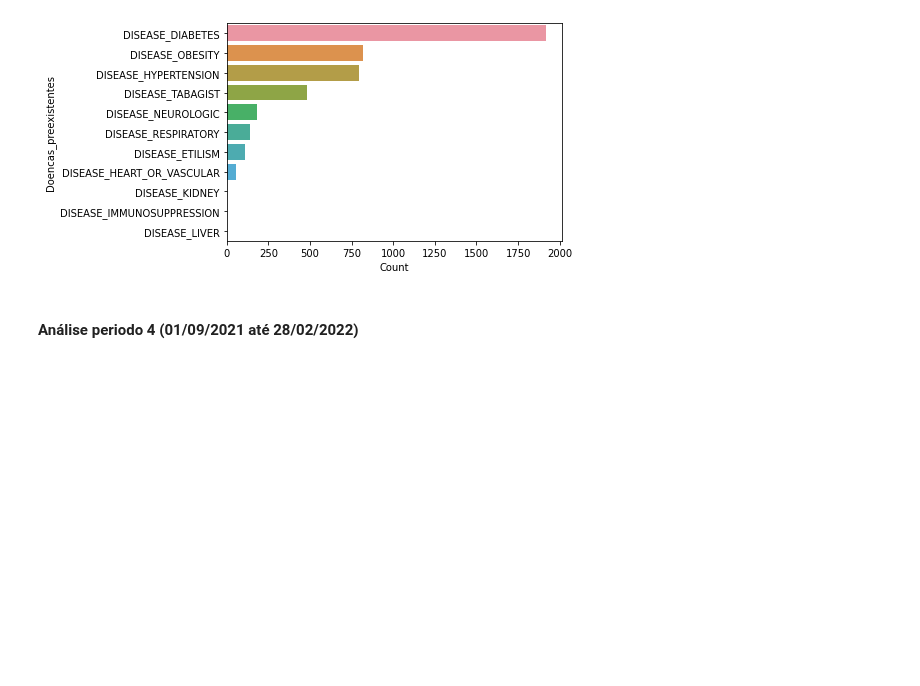
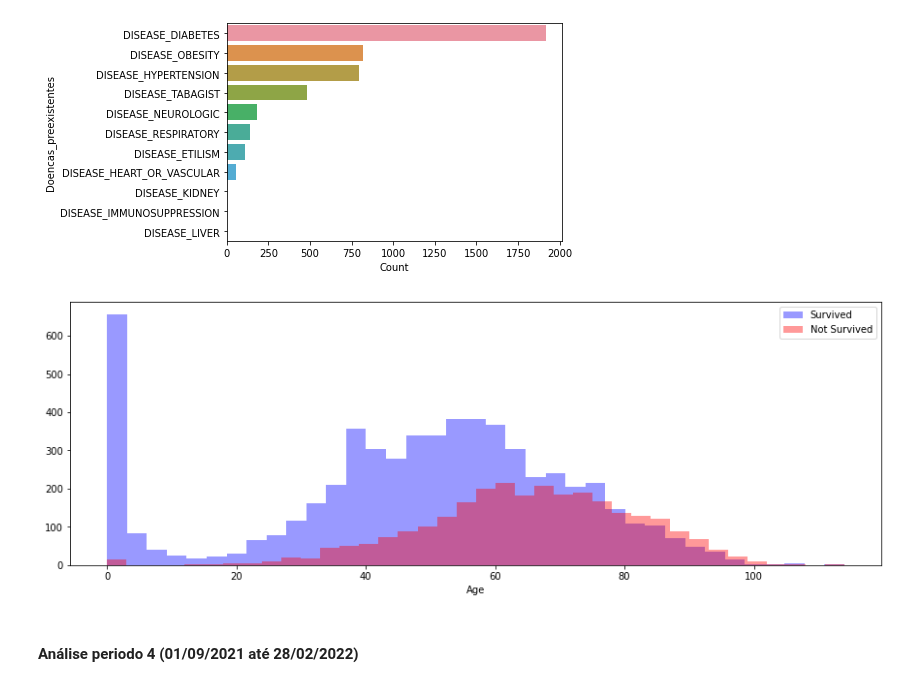
Before and after one commit to bielarnaud/Estudo_dados_de_covid, a Jupyter notebook: Codes/Casos_Graves.ipynb, the cells around one changed output. Saved outputs shown, nothing was run; the diff lists cells and outputs as text; code cells hidden in the pictures; blank space fills up the shorter version.

Commit message:
add ajustes nas analises temporais

```diff
--- a/Codes/Casos_Graves.ipynb
+++ b/Codes/Casos_Graves.ipynb
@@ -313,6 +313,10 @@ analises.plot_data_doencas()
 # %% [output]
 Análises gráficas quantitativa das doenças
 [figure]
+# %%
+analises.barplot_age()
+# %% [output]
+[figure, added]
 # %% [markdown]
 #### Análise periodo 4 (01/09/2021 até 28/02/2022)
 # %%
```
Also changed, not shown: parts of 4 cells of this notebook, 2 other files.
